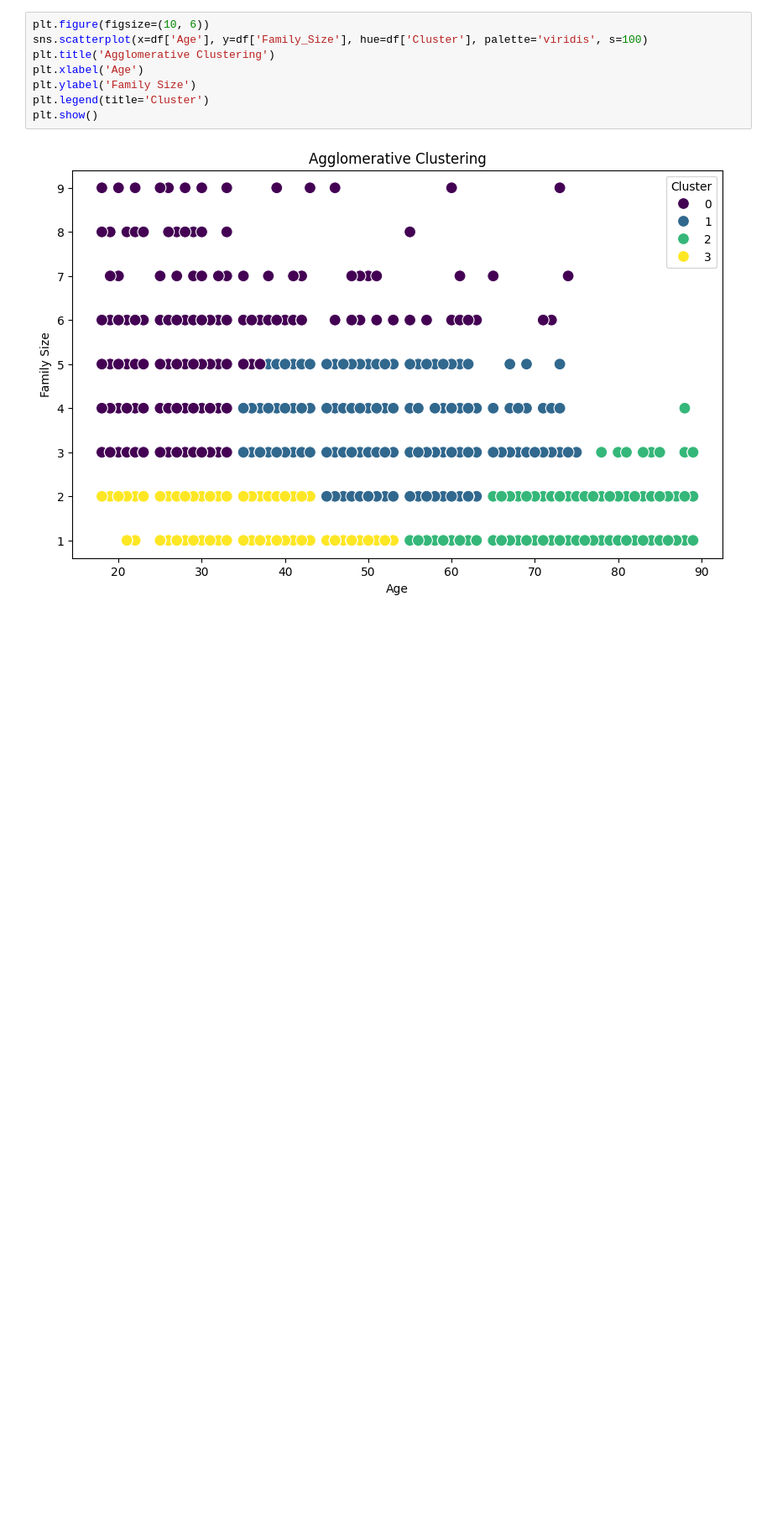
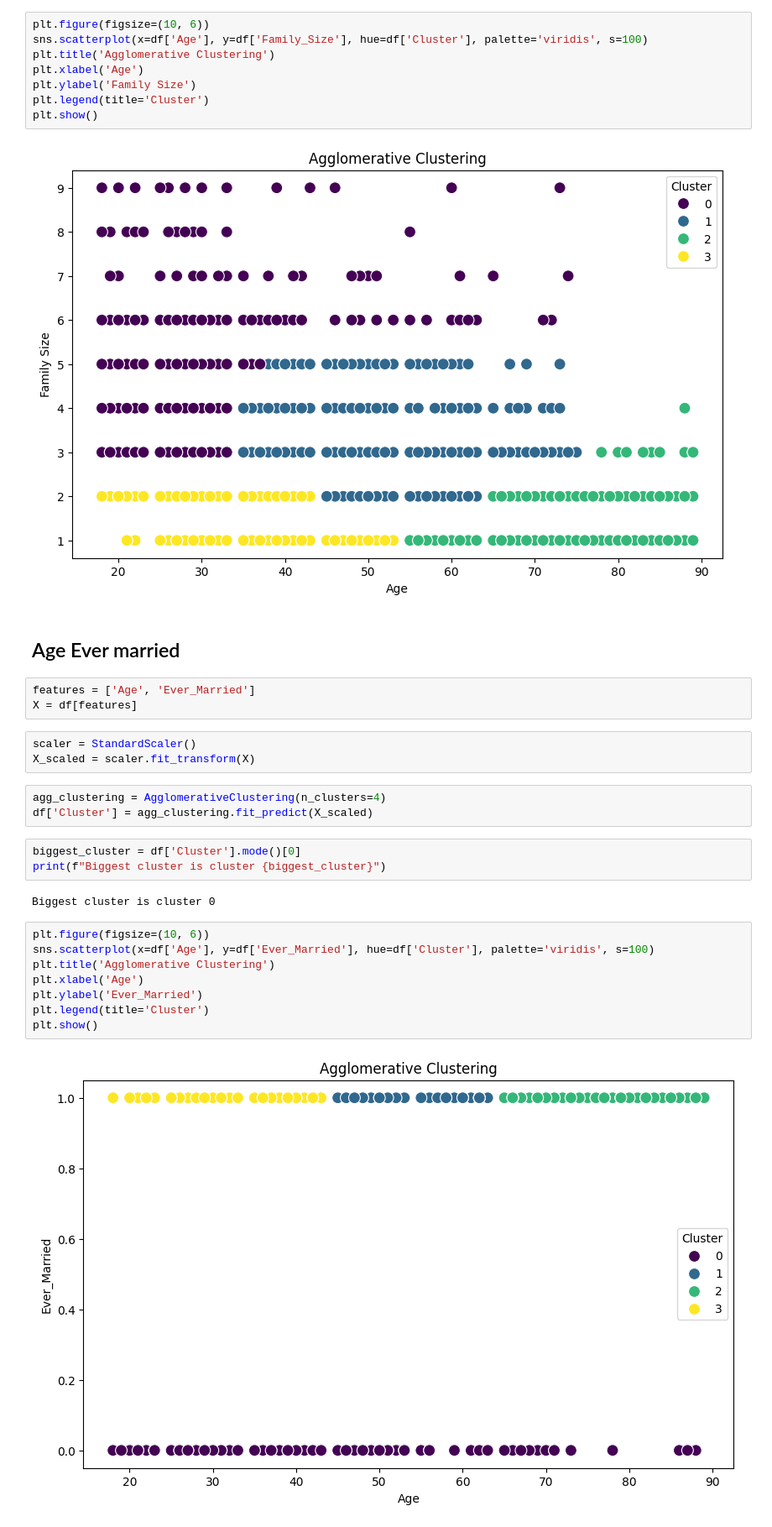
Before and after one commit to PapaProvnik/customer_segmentation, a Jupyter notebook: hierarchical_clustering.ipynb, the cells around one changed output. Shown at 84% size. Saved outputs shown, nothing was run; the diff lists cells and outputs as text; blank space fills up the shorter version.

Commit message:
added bigeest cluster text

```diff
--- a/hierarchical_clustering.ipynb
+++ b/hierarchical_clustering.ipynb
@@ -29,3 +36,29 @@ plt.legend(title='Cluster')
 plt.show()
 # %% [output]
 [figure]
+# %% [markdown]
+## Age Ever married
+# %%
+features = ['Age', 'Ever_Married']
+X = df[features]
+# %%
+scaler = StandardScaler()
+X_scaled = scaler.fit_transform(X)
+# %%
+agg_clustering = AgglomerativeClustering(n_clusters=4)
+df['Cluster'] = agg_clustering.fit_predict(X_scaled)
+# %%
+biggest_cluster = df['Cluster'].mode()[0]
+print(f"Biggest cluster is cluster {biggest_cluster}")
+# %% [output]
+Biggest cluster is cluster 0
+# %%
+plt.figure(figsize=(10, 6))
+sns.scatterplot(x=df['Age'], y=df['Ever_Married'], hue=df['Cluster'], palette='viridis', s=100)
+plt.title('Agglomerative Clustering')
+plt.xlabel('Age')
+plt.ylabel('Ever_Married')
+plt.legend(title='Cluster')
+plt.show()
+# %% [output]
+[figure, added]
```
Also changed, not shown: parts of 2 cells of this notebook, 2 other files.
